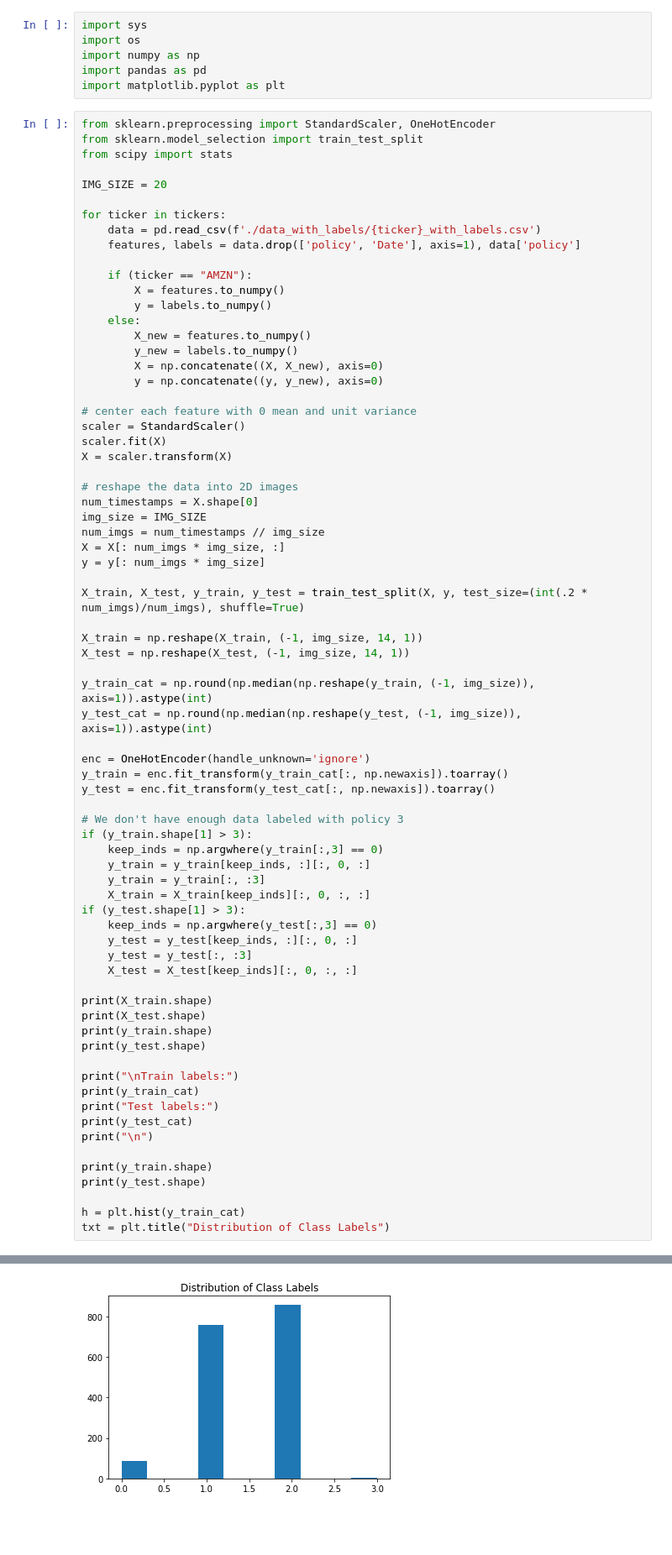
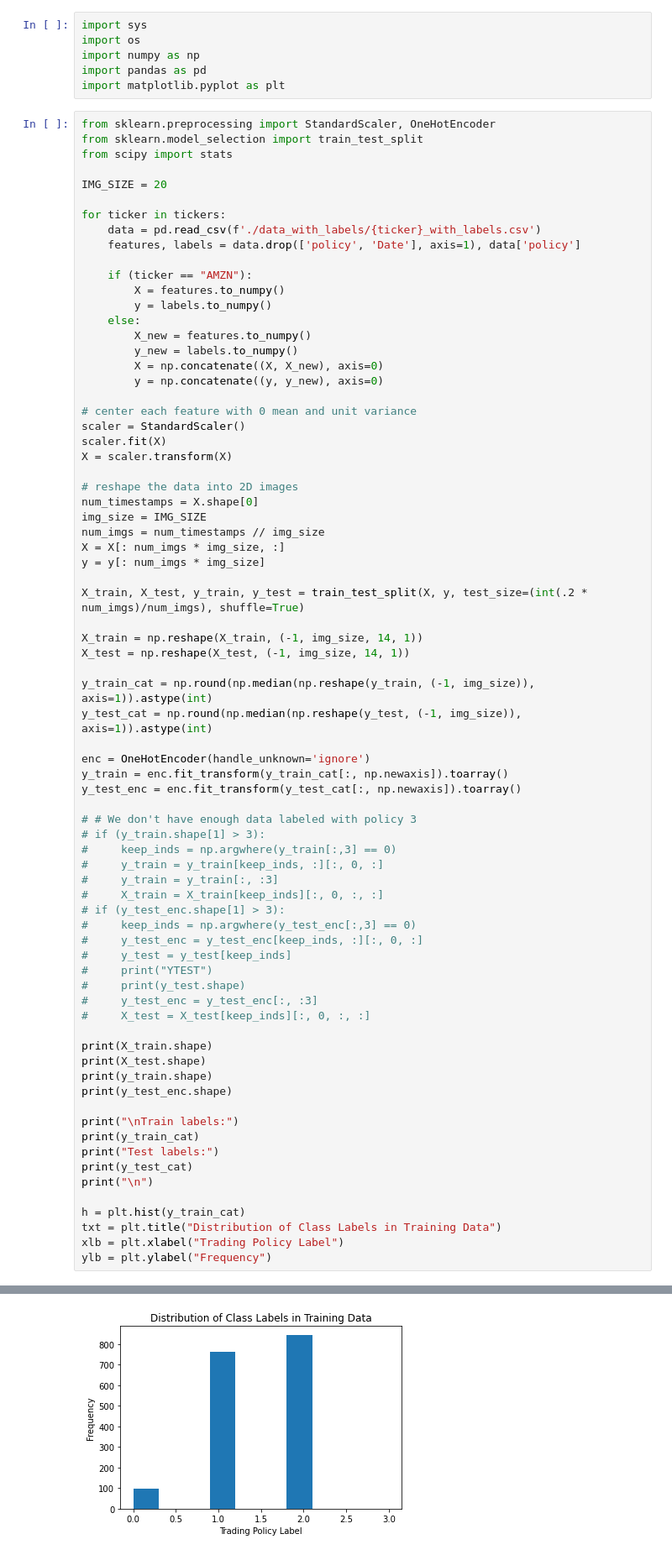
Before and after one commit to dmace2/analyzing-financial-methods, a Jupyter notebook: 2d_cnn.ipynb, the cells around one changed output, grey strips where cells are left out. Shown at 84% size. Saved outputs shown, nothing was run; the diff lists cells and outputs as text; blank space fills up the shorter version.

```diff
--- a/2d_cnn.ipynb
+++ b/2d_cnn.ipynb
@@ -48,24 +48,27 @@ y_test_cat = np.round(np.median(np.reshape(y_test, (-1, img_size)), axis=1)).ast
 
 enc = OneHotEncoder(handle_unknown='ignore')
 y_train = enc.fit_transform(y_train_cat[:, np.newaxis]).toarray()
-y_test = enc.fit_transform(y_test_cat[:, np.newaxis]).toarray()
+y_test_enc = enc.fit_transform(y_test_cat[:, np.newaxis]).toarray()
 
-# We don't have enough data labeled with policy 3
-if (y_train.shape[1] > 3):
-    keep_inds = np.argwhere(y_train[:,3] == 0)
-    y_train = y_train[keep_inds, :][:, 0, :]
-    y_train = y_train[:, :3]
-    X_train = X_train[keep_inds][:, 0, :, :]
-if (y_test.shape[1] > 3):
-    keep_inds = np.argwhere(y_test[:,3] == 0)
-    y_test = y_test[keep_inds, :][:, 0, :]
-    y_test = y_test[:, :3]
-    X_test = X_test[keep_inds][:, 0, :, :]
+# # We don't have enough data labeled with policy 3
+# if (y_train.shape[1] > 3):
+#     keep_inds = np.argwhere(y_train[:,3] == 0)
+#     y_train = y_train[keep_inds, :][:, 0, :]
+#     y_train = y_train[:, :3]
+#     X_train = X_train[keep_inds][:, 0, :, :]
+# if (y_test_enc.shape[1] > 3):
+#     keep_inds = np.argwhere(y_test_enc[:,3] == 0)
+#     y_test_enc = y_test_enc[keep_inds, :][:, 0, :]
+#     y_test = y_test[keep_inds]
+#     print("YTEST")
+#     print(y_test.shape)
+#     y_test_enc = y_test_enc[:, :3]
+#     X_test = X_test[keep_inds][:, 0, :, :]
 
 print(X_train.shape)
 print(X_test.shape)
 print(y_train.shape)
-print(y_test.shape)
+print(y_test_enc.shape)
 
 print("\nTrain labels:")
 print(y_train_cat)
@@ -73,9 +76,8 @@ print("Test labels:")
 print(y_test_cat)
 print("\n")
 
-print(y_train.shape)
-print(y_test.shape)
-
 h = plt.hist(y_train_cat)
-txt = plt.title("Distribution of Class Labels")
+txt = plt.title("Distribution of Class Labels in Training Data")
+xlb = plt.xlabel("Trading Policy Label")
+ylb = plt.ylabel("Frequency")
 # %% [output]
@@ -99,4 +104,4 @@ Test labels:
-[figure, old version]
+[figure, new version]
 # %%
 import tensorflow as tf
 from tensorflow.keras import datasets, layers, models
```
Also changed, not shown: parts of 6 cells of this notebook.
